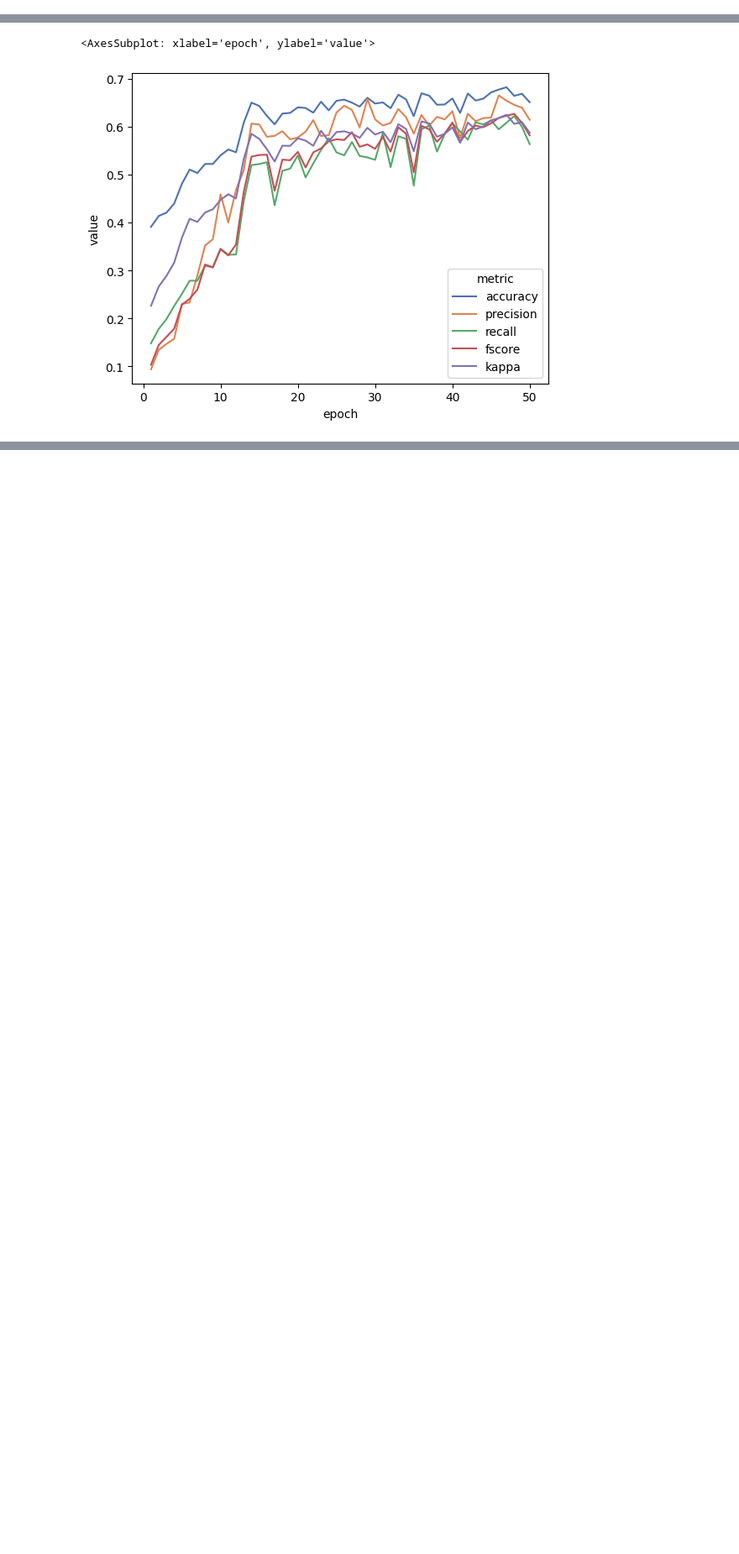
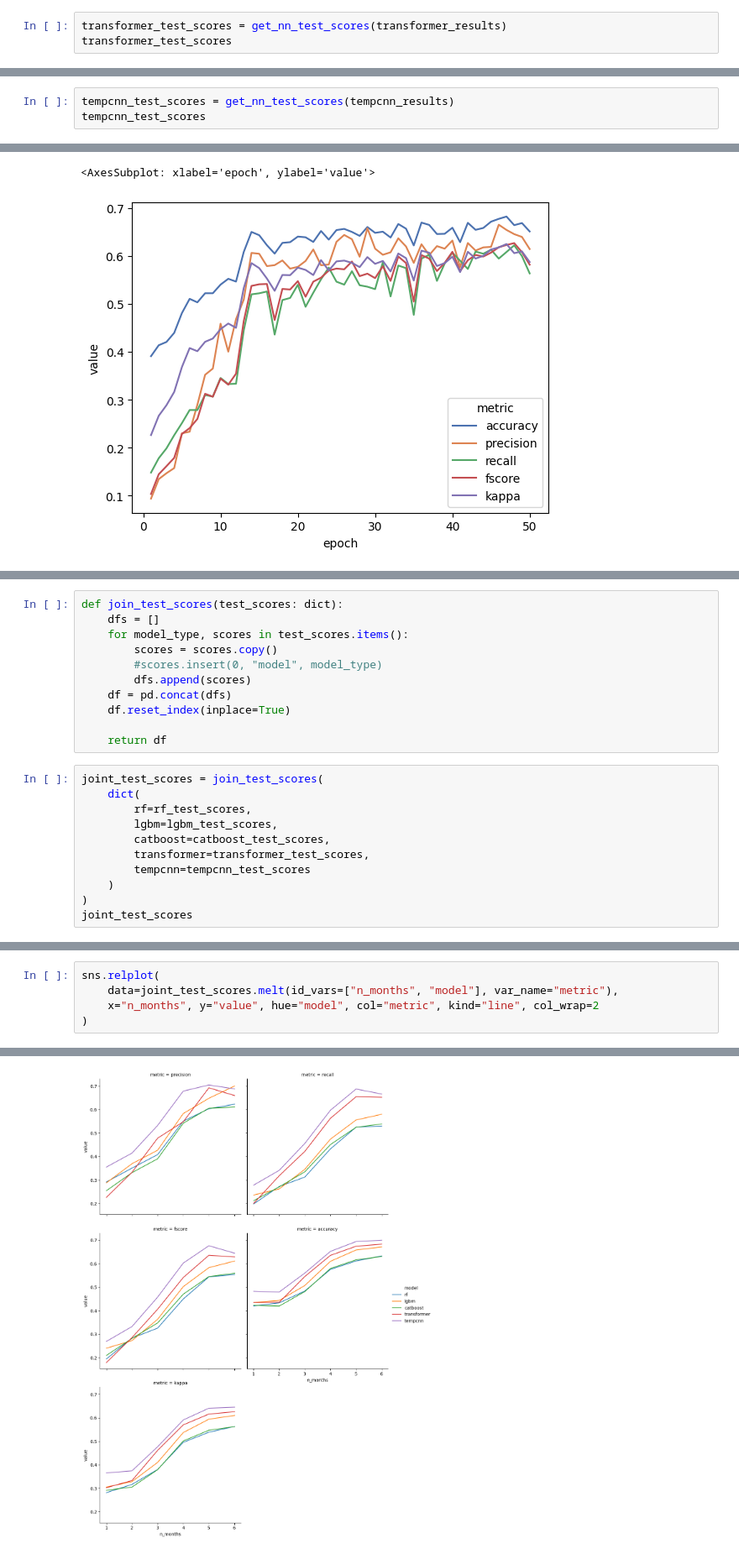
Before and after one commit to PavelSyomin/crop-classification, a Jupyter notebook: Crop Classification.ipynb, the cells around one changed output, grey strips where cells are left out. Shown at 84% size. Drawn from its saved outputs; the diff is of its cells as text; blank space fills up the shorter version.

Commit message:
Add models comparison by metrics

```diff
--- a/Crop Classification.ipynb
+++ b/Crop Classification.ipynb
@@ -803,0 +810,3 @@ def nn_draw_months_scores(stats):
+# %%
+transformer_test_scores = get_nn_test_scores(transformer_results)
+transformer_test_scores
@@ -831,3 +849,6 @@ tempcnn_stats
 | 38 | 6 | 39 | 0.169398 | 1.895165 | 0.620321 | 0.615730 | 0.573193 | 0.575947 | 0.551946 | 0.0 | ... |
 | 39 | 6 | 40 | 0.167903 | 1.965166 | 0.672338 | 0.660202 | 0.640158 | 0.638738 | 0.615586 | 0.0 | ... |
 249 rows × 12 columns
+# %%
+tempcnn_test_scores = get_nn_test_scores(tempcnn_results)
+tempcnn_test_scores
@@ -880,0 +913,22 @@ sns.lineplot(
+# %%
+def join_test_scores(test_scores: dict):
+    dfs = []
+    for model_type, scores in test_scores.items():
+        scores = scores.copy()
+        #scores.insert(0, "model", model_type)
+        dfs.append(scores)
+    df = pd.concat(dfs)
+    df.reset_index(inplace=True)
+
+    return df
+# %%
+joint_test_scores = join_test_scores(
+    dict(
+        rf=rf_test_scores,
+        lgbm=lgbm_test_scores,
+        catboost=catboost_test_scores,
+        transformer=transformer_test_scores,
+        tempcnn=tempcnn_test_scores
+    )
+)
+joint_test_scores
@@ -880,0 +953,6 @@ sns.lineplot(
+# %%
+sns.relplot(
+    data=joint_test_scores.melt(id_vars=["n_months", "model"], var_name="metric"),
+    x="n_months", y="value", hue="model", col="metric", kind="line", col_wrap=2
+)
+# %% [output]
@@ -880,0 +960 @@ sns.lineplot(
+[figure, added]
```
Also changed, not shown: parts of 19 cells of this notebook.
